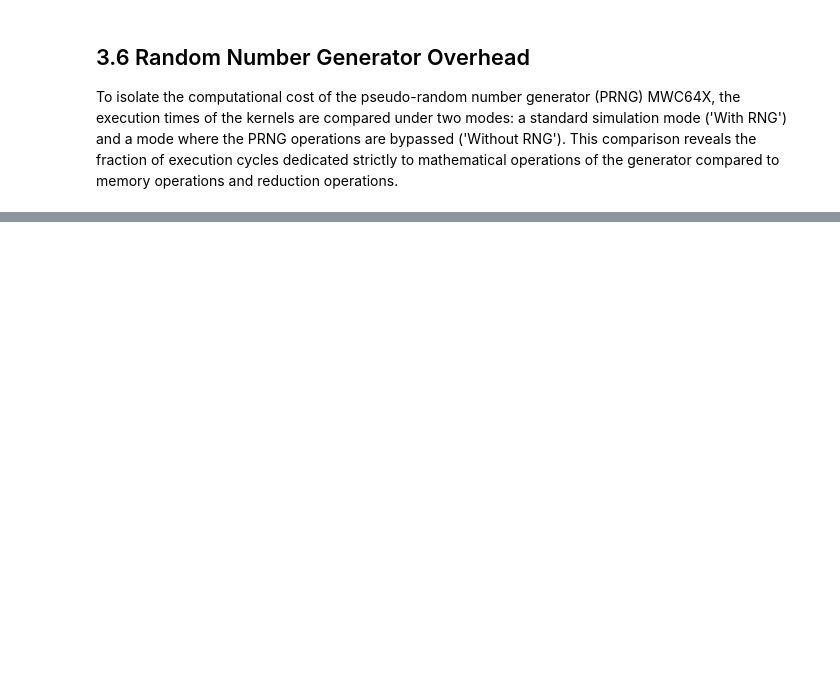
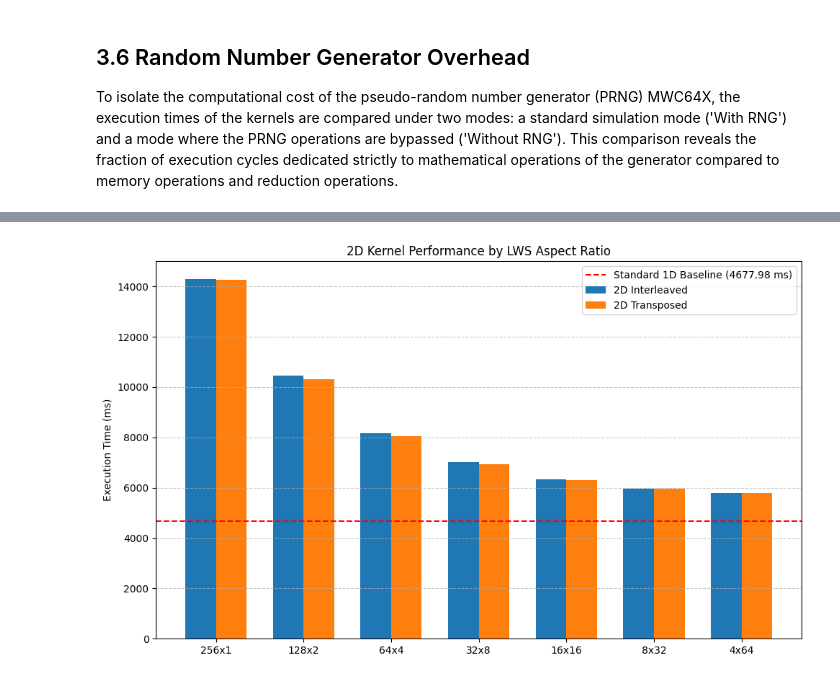
Before and after one commit to emanuelegaliano/pyroclast, a Jupyter notebook: report.ipynb, the cells around one changed output, grey strips where cells are left out. Drawn from its saved outputs; the diff is of its cells as text; code cells hidden in the pictures; blank space fills up the shorter version.

```diff
--- a/report.ipynb
+++ b/report.ipynb
@@ -1053,0 +1075,58 @@ else:
+# %%
+import os
+import pandas as pd
+import matplotlib.pyplot as plt
+import numpy as np
+
+base_csv_dir = "csv_results"
+gpu_dirs = [d for d in os.listdir(base_csv_dir) if os.path.isdir(os.path.join(base_csv_dir, d))]
+gpu_folder = gpu_dirs[0] if gpu_dirs else "unknown_gpu"
+csv_path = os.path.join(base_csv_dir, gpu_folder, "benchmark_2d_topology.csv")
+
+if os.path.exists(csv_path):
+    df = pd.read_csv(csv_path)
+
+    baseline_df = df[df["Kernel"] == "Standard 1D (Baseline)"]
+    if not baseline_df.empty:
+        baseline_time = baseline_df["Time (ms)"].values[0]
+    else:
+        baseline_time = 0.0
+
+    aspects = df["Aspect Ratio"].dropna().unique().tolist()
+
+    df_2d = df[df["Kernel"] == "2D Interleaved"]
+    df_2dt = df[df["Kernel"] == "2D Transposed"]
+
+    y_2d = []
+    y_2dt = []
+
+    for aspect in aspects:
+        match_2d = df_2d[df_2d["Aspect Ratio"] == aspect]
+        y_2d.append(match_2d["Time (ms)"].values[0] if not match_2d.empty else 0.0)
+
+        match_2dt = df_2dt[df_2dt["Aspect Ratio"] == aspect]
+        y_2dt.append(match_2dt["Time (ms)"].values[0] if not match_2dt.empty else 0.0)
+
+    x = np.arange(len(aspects))
+    width = 0.35
+
+    fig, ax = plt.subplots(figsize=(10, 6))
+    rects1 = ax.bar(x - width/2, y_2d, width, label='2D Interleaved')
+    rects2 = ax.bar(x + width/2, y_2dt, width, label='2D Transposed')
+
+    if baseline_time > 0:
+        ax.axhline(baseline_time, color='r', linestyle='--', label=f'Standard 1D Baseline ({baseline_time:.2f} ms)')
+
+    ax.set_ylabel('Execution Time (ms)')
+    ax.set_title('2D Kernel Performance by LWS Aspect Ratio')
+    ax.set_xticks(x)
+    ax.set_xticklabels(aspects)
+    ax.legend()
+    ax.grid(axis='y', linestyle='--', alpha=0.7)
+
+    plt.tight_layout()
+    plt.show()
+else:
+    print(f"CSV not found: {csv_path}")
+# %% [output]
+[figure, added]
```
Also changed, not shown: parts of 16 cells of this notebook, 17 other files.
